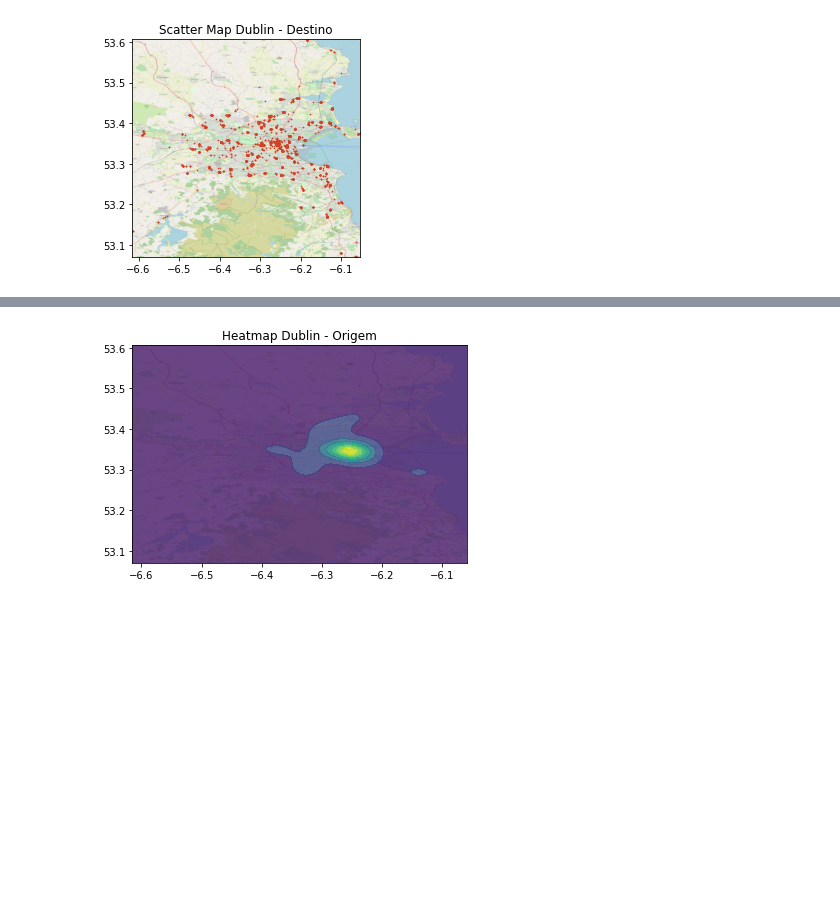
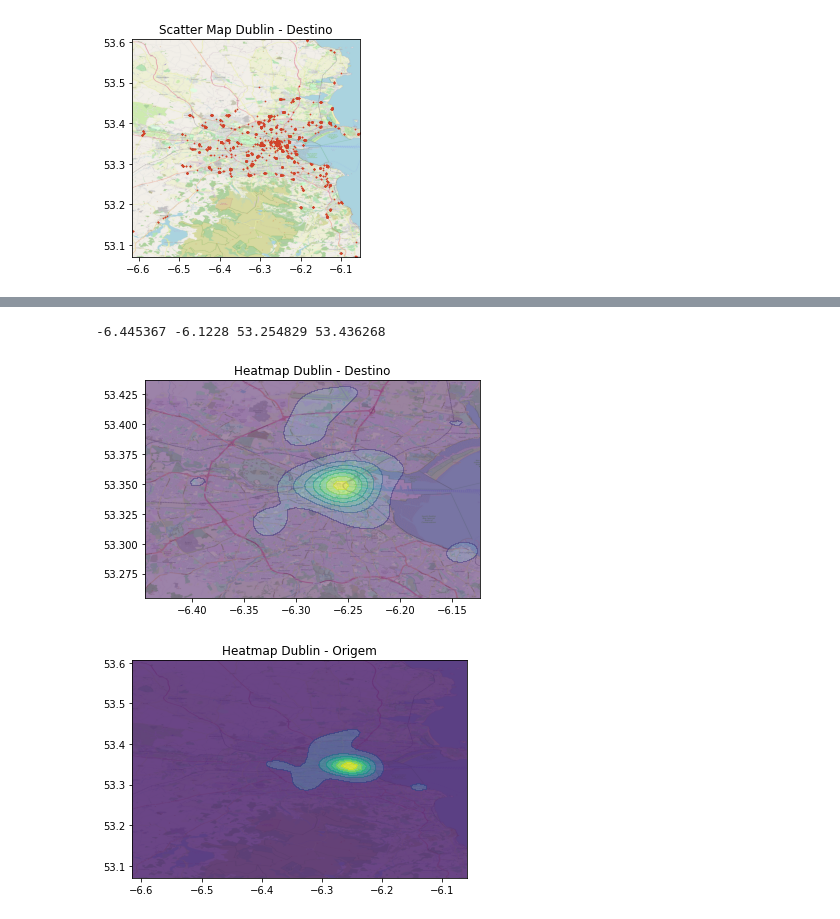
Before and after one commit to TulioNPL/Pesquisa, a Jupyter notebook: jupyter/main.ipynb, the cells around one changed output, grey strips where cells are left out. Saved outputs shown, nothing was run; the diff lists cells and outputs as text; code cells hidden in the pictures; blank space fills up the shorter version.

Commit message:
Add: Zoomed Dublin Heatmaps

```diff
--- a/jupyter/main.ipynb
+++ b/jupyter/main.ipynb
@@ -309,4 +311,40 @@ ax.imshow(im, extent=[x.min(), x.max(), y.min(), y.max()], aspect='auto')
 [figure]
+# %%
+### Plota um heatmap dos destinos das trips
+x = []
+y = []
+
+for i in range(len(posDestino['long'])):
+    if posDestino['long'][i] > -6.45 and posDestino['long'][i] < -6.12 and\
+        posDestino['lat'][i] > 53.25 and posDestino['lat'][i] < 53.45:
+        x.append(posDestino['long'][i])
+        y.append(posDestino['lat'][i])
+
+x = np.array(x)
+y = np.array(y)
+
+print(x.min(), x.max(), y.min(), y.max())
+
+k = gaussian_kde(np.vstack([x, y]))
+xi, yi = np.mgrid[x.min():x.max():x.size**0.5*1j,y.min():y.max():y.size**0.5*1j]
+zi = k(np.vstack([xi.flatten(), yi.flatten()]))
+
+fig, ax = plt.subplots()
+
+# alpha=0.5 will make the plots semitransparent
+ax.contourf(xi, yi, zi.reshape(xi.shape), alpha=0.5)
+
+ax.set_title('Heatmap Dublin - Destino')
+ax.set_xlim(x.min(), x.max())
+ax.set_ylim(y.min(), y.max())
+
+# you can also overlay your soccer field
+im = plt.imread(path+'/img/backmaps/backmap_dest_Dublin2.png')
+ax.imshow(im, extent=[x.min(), x.max(), y.min(), y.max()], aspect='auto')
+plt.savefig(path+"/img/mapaCalorDestino_Dublin3.png", dpi=300, transparent=False, facecolor='white')
+# %% [output]
+-6.445367 -6.1228 53.254829 53.436268
+[figure, added]
 # %%
 ### Plota um heatmap das origens das trips
 
```
Also changed, not shown: parts of 3 cells of this notebook, 4 other files.
